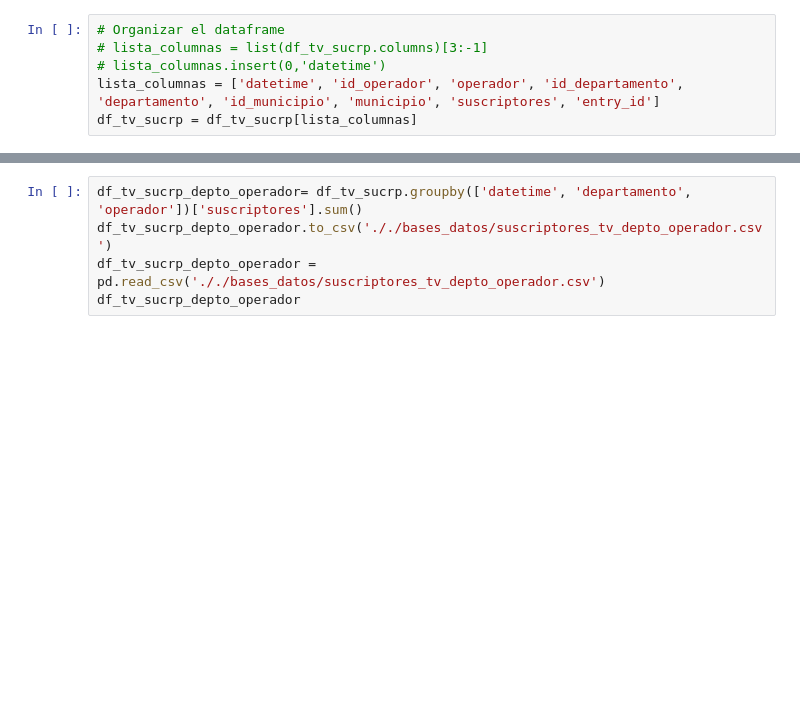
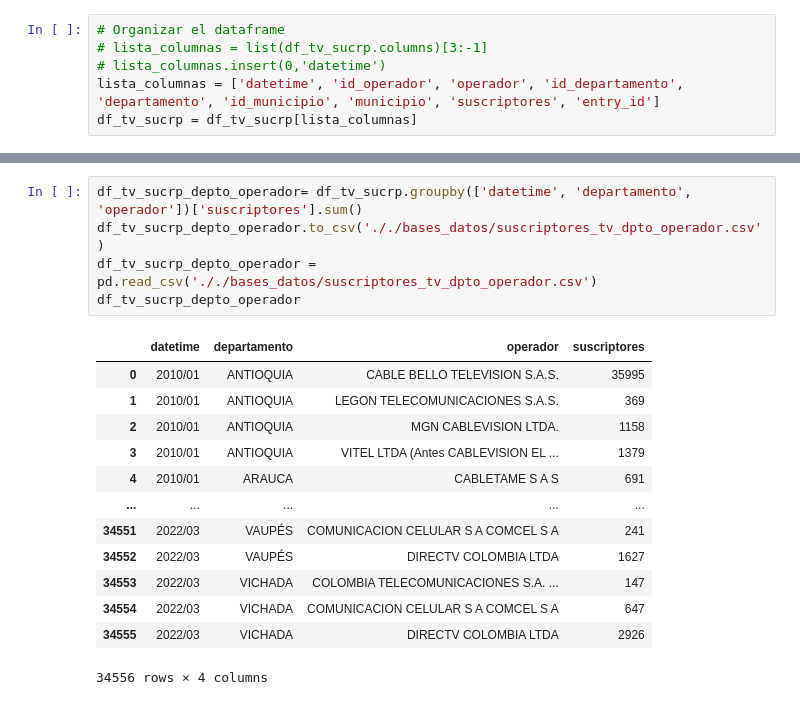
Before and after one commit to caramirezs/DataJam2022, a Jupyter notebook: TV_suscripcion.ipynb, the cells around one changed output, grey strips where cells are left out. Drawn from its saved outputs; the diff is of its cells as text; blank space fills up the shorter version.

```diff
--- a/TV_suscripcion.ipynb
+++ b/TV_suscripcion.ipynb
@@ -39,7 +43,21 @@ datetime_list = df_tv_sucrp.datetime.unique()
 # %%
 df_tv_sucrp_depto_operador= df_tv_sucrp.groupby(['datetime', 'departamento', 'operador'])['suscriptores'].sum()
-df_tv_sucrp_depto_operador.to_csv('././bases_datos/suscriptores_tv_depto_operador.csv')
-df_tv_sucrp_depto_operador = pd.read_csv('././bases_datos/suscriptores_tv_depto_operador.csv')
+df_tv_sucrp_depto_operador.to_csv('././bases_datos/suscriptores_tv_dpto_operador.csv')
+df_tv_sucrp_depto_operador = pd.read_csv('././bases_datos/suscriptores_tv_dpto_operador.csv')
 df_tv_sucrp_depto_operador
+# %% [output]
+|  | datetime | departamento | operador | suscriptores |
+| 0 | 2010/01 | ANTIOQUIA | CABLE BELLO TELEVISION S.A.S. | 35995 |
+| 1 | 2010/01 | ANTIOQUIA | LEGON TELECOMUNICACIONES S.A.S. | 369 |
+| 2 | 2010/01 | ANTIOQUIA | MGN CABLEVISION LTDA. | 1158 |
+| 3 | 2010/01 | ANTIOQUIA | VITEL LTDA (Antes CABLEVISION EL ... | 1379 |
+| 4 | 2010/01 | ARAUCA | CABLETAME S A S | 691 |
+| ... | ... | ... | ... | ... |
+| 34551 | 2022/03 | VAUPÉS | COMUNICACION CELULAR S A COMCEL S A | 241 |
+| 34552 | 2022/03 | VAUPÉS | DIRECTV COLOMBIA LTDA | 1627 |
+| 34553 | 2022/03 | VICHADA | COLOMBIA TELECOMUNICACIONES S.A. ... | 147 |
+| 34554 | 2022/03 | VICHADA | COMUNICACION CELULAR S A COMCEL S A | 647 |
+| 34555 | 2022/03 | VICHADA | DIRECTV COLOMBIA LTDA | 2926 |
+34556 rows × 4 columns
 # %%
 df_tv_sucrp_depto_operador[df_tv_sucrp_depto_operador['datetime'] == datetime_list[-1]].sort_values(by=['departamento','suscriptores'], ascending=[True, False])
```
Also changed, not shown: parts of 15 cells of this notebook, 25 other files.
